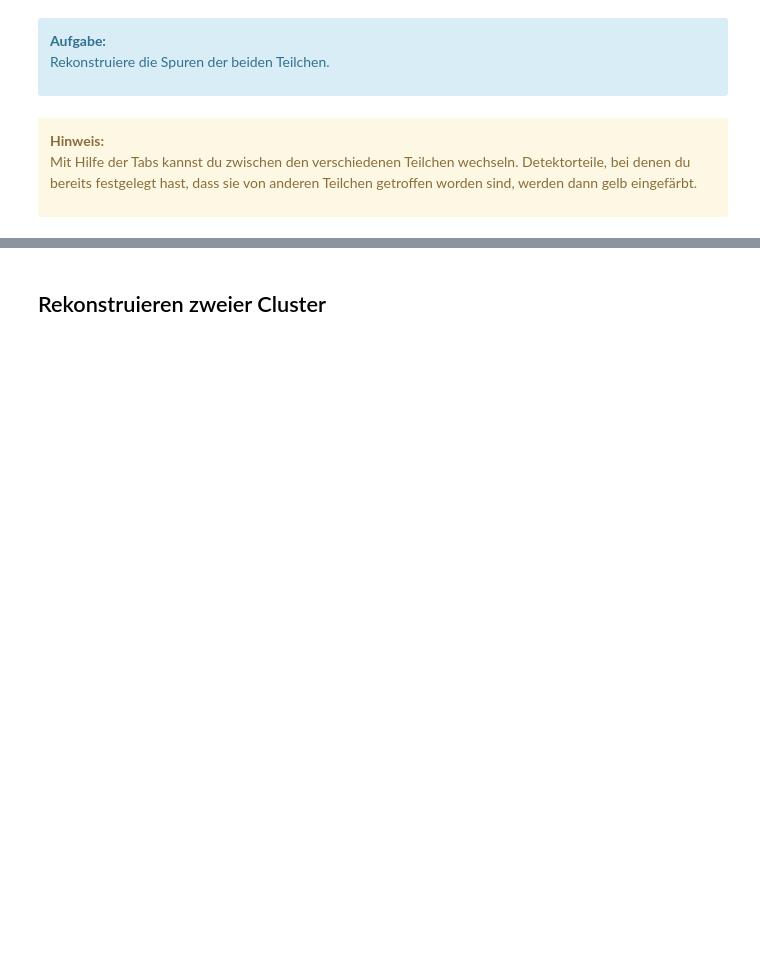
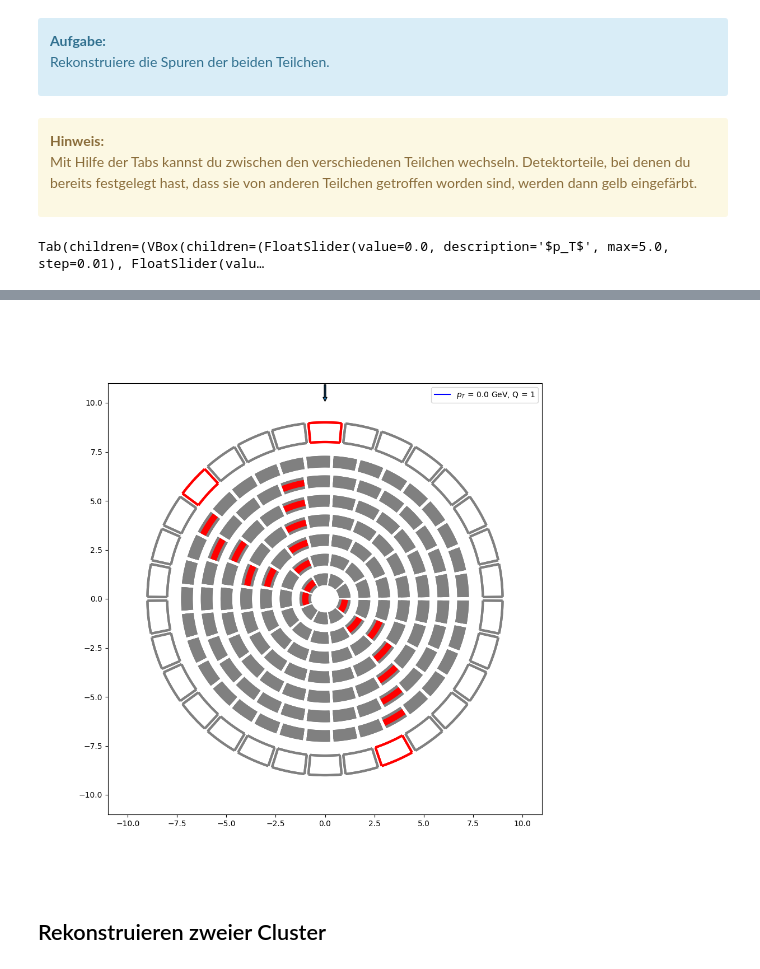
Before and after one commit to haide-i/Masterclass-BelleII, a Jupyter notebook: Event_Interpretation.ipynb, the cells around one changed output, grey strips where cells are left out. Cells and saved outputs as stored; diff of their text form; code cells hidden in the pictures; blank space fills up the shorter version.

```diff
--- a/Event_Interpretation.ipynb
+++ b/Event_Interpretation.ipynb
@@ -12,7 +9,7 @@ Führe die untere Zelle aus, um die Aufgabe zu starten.
 from src.widgets import *
 import warnings
 warnings.filterwarnings('ignore')
-two_particle_event = "/ceph/ihaide/GirlsDay/fourvectors/mixed/fourparticles_1420_test.h5"
+two_particle_event = "barrel/fourparticles_2150.h5"
 # %% [markdown]
 ## Was ist ein Ereignis?
 # %% [markdown]
@@ -39,5 +36,7 @@ Rekonstruiere die Spuren der beiden Teilchen.
 
 Mit Hilfe der Tabs kannst du zwischen den verschiedenen Teilchen wechseln. Detektorteile, bei denen du bereits festgelegt hast, dass sie von anderen Teilchen getroffen worden sind, werden dann gelb eingefärbt.
 # %%
-tw = TrackingWidget(two_particle_event, noise=0.0, show_truthbutton=True, n_segments=8, B=0.4, k=6, dist=0.1)
+tw = TrackingWidget(two_particle_event, noise=0.0)
 tw.show()
+# %% [output]
+Tab(children=(VBox(children=(FloatSlider(value=0.0, description='$p_T$', max=5.0, step=0.01), FloatSlider(valu…
@@ -44,3 +44,4 @@ tw.show()
+[figure, added]
 # %% [markdown]
 ## Rekonstruieren zweier Cluster
 # %% [markdown]
```
Also changed, not shown: parts of 5 cells of this notebook.
